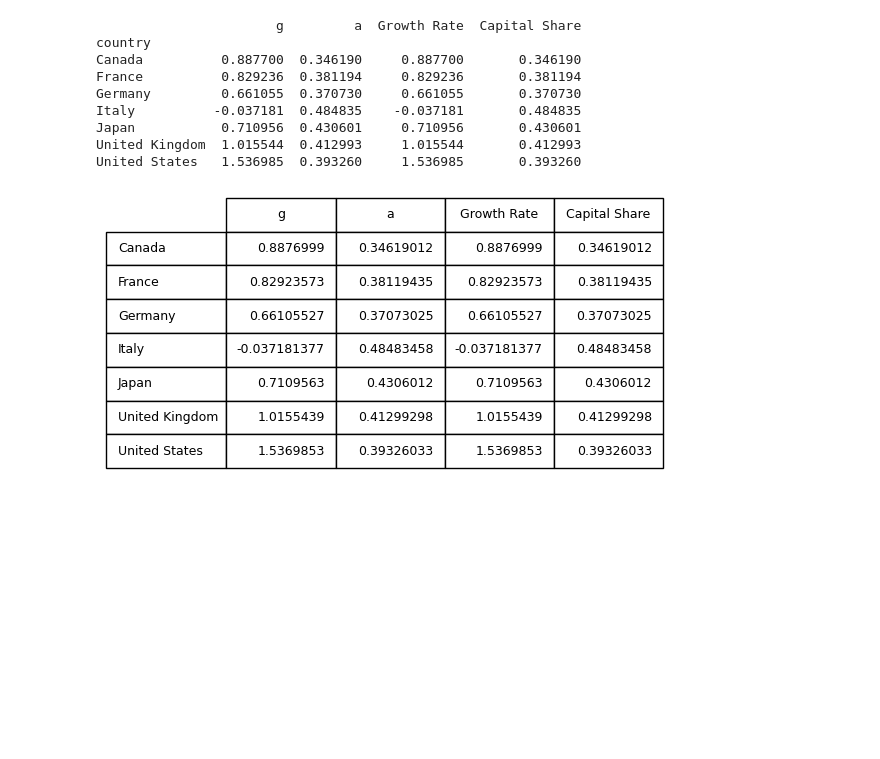
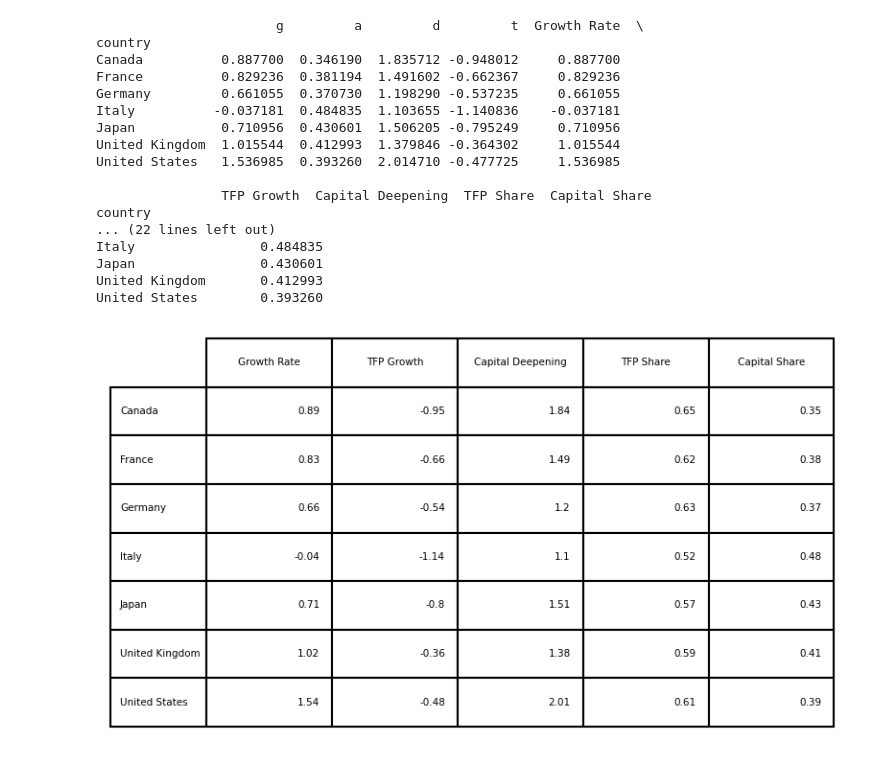
Before and after one commit to ryokob/test1, a Jupyter notebook: assignment2.ipynb, the cells around one changed output. Cells and saved outputs as stored; diff of their text form; code cells hidden in the pictures; blank space fills up the shorter version.

Commit message:
Table is modified; "TFP Growth" and "Capital Deepening" are added to the table.

```diff
--- a/assignment2.ipynb
+++ b/assignment2.ipynb
@@ -22,42 +22,66 @@ data['a'] = 1 - data['labsh']  # Capital share
 # Order by year
 data = data.sort_values('year')
 
 # Group by isocode
 grouped_data = data.groupby('country')
 
 # Calculate growth rates and Solow residual
 data['g'] = (grouped_data['y_pc'].diff() * 100)  # Growth rate of GDP per capita
 
+# Calculate capital deepening
+data['d'] = (grouped_data['k_pc'].diff() * 100) # Capital deepning
+
+# Calculate TFP Growth
+data['t'] = data['g'] - data['d']
+
 # Remove missing values
 data = data.dropna()
 
 # Calculate summary statistics
 summary = data.groupby('country').agg({'g': 'mean',
-                                       'a': "mean"})
+                                       'a': "mean",
+                                       'd': "mean",
+                                       't': "mean"})
 
 # Calculate additional summary statistics
 summary['Growth Rate'] = summary['g']
+summary['TFP Growth'] = summary['t']
+summary['Capital Deepening'] = summary['d']
+summary['TFP Share'] = 1 - summary['a']
 summary['Capital Share'] = summary['a']
+# Print output
+print(summary)
+
+# Drop 'g', 'a', 'd', 't'
+summary = summary.drop(['g', 'a', 'd', 't'], axis = 1)
 
 # Print output
 print(summary)
 
 # 画像にする
-f = plt.figure(figsize=(6, 3))
+f = plt.figure(figsize=(6, 3), dpi=150)
 a = f.gca()
 a.axis("off")
-a.table(cellText=summary.values, colLabels=summary.columns, rowLabels=summary.index,
+a.table(cellText=summary.values.round(2), colLabels=summary.columns, rowLabels=summary.index,
         loc="center", bbox=[0, 0, 1, 1])
 plt.tight_layout()
 plt.savefig("juni-main.png", bbox_inches="tight")
 # %% [output]
-                       g         a  Growth Rate  Capital Share
+                       g         a         d         t  Growth Rate  \
 country
-Canada          0.887700  0.346190     0.887700       0.346190
-France          0.829236  0.381194     0.829236       0.381194
-Germany         0.661055  0.370730     0.661055       0.370730
-Italy          -0.037181  0.484835    -0.037181       0.484835
-Japan           0.710956  0.430601     0.710956       0.430601
-United Kingdom  1.015544  0.412993     1.015544       0.412993
-United States   1.536985  0.393260     1.536985       0.393260
+Canada          0.887700  0.346190  1.835712 -0.948012     0.887700
+France          0.829236  0.381194  1.491602 -0.662367     0.829236
+Germany         0.661055  0.370730  1.198290 -0.537235     0.661055
+Italy          -0.037181  0.484835  1.103655 -1.140836    -0.037181
+Japan           0.710956  0.430601  1.506205 -0.795249     0.710956
+United Kingdom  1.015544  0.412993  1.379846 -0.364302     1.015544
+United States   1.536985  0.393260  2.014710 -0.477725     1.536985
+
+                TFP Growth  Capital Deepening  TFP Share  Capital Share
+country
+... (22 lines left out)
+Italy                0.484835
+Japan                0.430601
+United Kingdom       0.412993
+United States        0.393260
-[figure, old version]
+[figure, new version]
```
